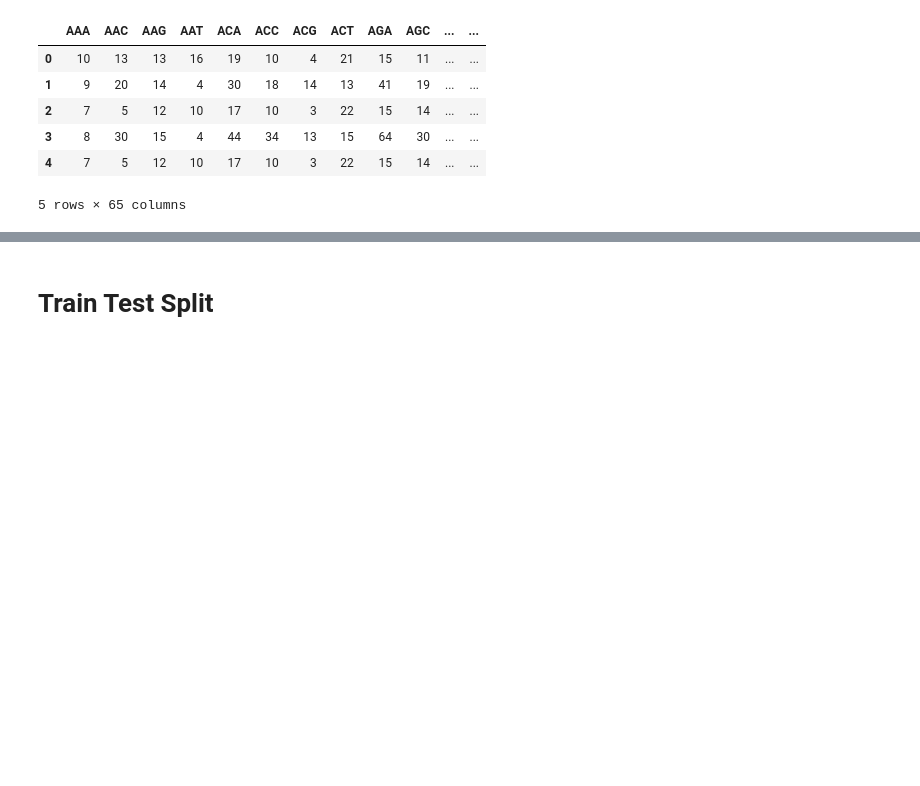
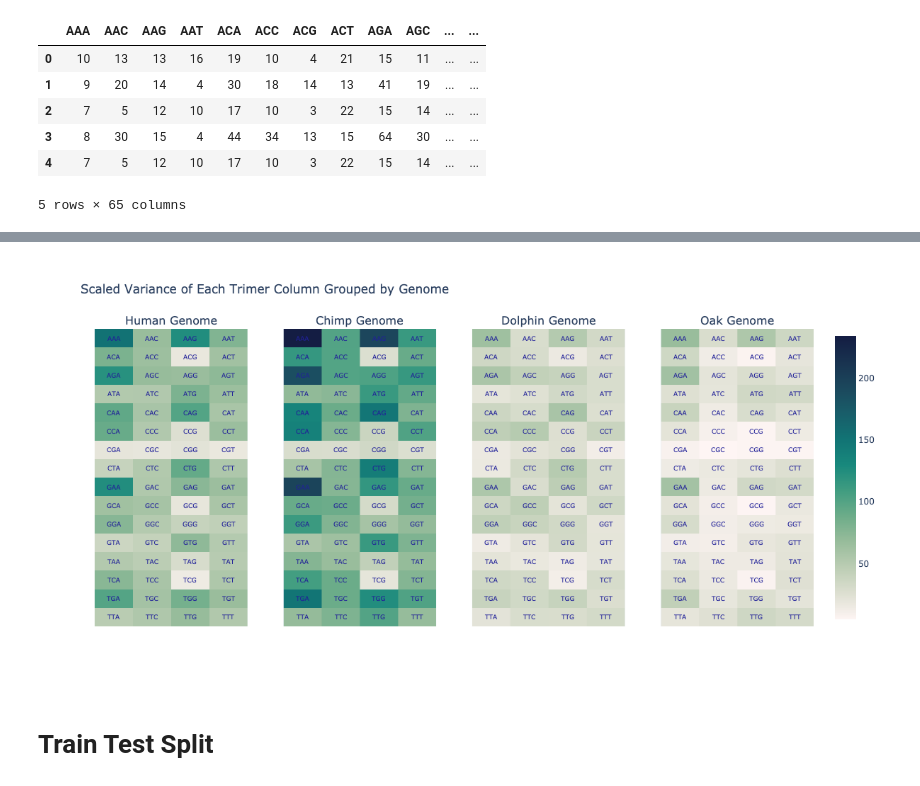
Before and after one commit to harryminds/DNA-Sequence-Classification, a Jupyter notebook: DNA Sequence Classification.ipynb, the cells around one changed output, grey strips where cells are left out. Cells and saved outputs as stored; diff of their text form; code cells hidden in the pictures; blank space fills up the shorter version.

```diff
--- a/DNA Sequence Classification.ipynb
+++ b/DNA Sequence Classification.ipynb
@@ -238,0 +325,3 @@ fig.show('png')
+# %%
+var_agg_df = kmer_matrix.groupby('target', sort=False).agg(['std'])
+var_agg_df
@@ -239,3 +337,36 @@ fig.show('png')
+# %%
+import plotly.graph_objs as go
+from plotly.subplots import make_subplots
+
+rows = 16
+cols = 4
+fig_cols = 4
+fig_rows = 1
+
+var_agg = var_agg_df
+var_agg_index = [f'{x.title()} Genome' for x in var_agg.index]
+kmer_index = np.array([x[0] for x in var_agg.columns]).reshape(rows, cols)
+var_agg = np.array(var_agg)
+
+fig = make_subplots(rows=fig_rows, cols=fig_cols, subplot_titles=var_agg_index)
+layout = {'title':'Scaled Variance of Each Trimer Column Grouped by Genome', 'width':1200, 'height':600}
+for row_index in range(fig_rows):
+    for col_index in range(fig_cols):
+        index = col_index + fig_rows*row_index
+        array = np.array(var_agg[index]).astype(float).reshape(rows, cols)
+        fig.add_trace(go.Heatmap(z=array, coloraxis='coloraxis'), row=row_index+1, col=col_index+1)
+        for k in range(rows):
+            for j in range(cols):
+                fig.add_annotation(text=np.array(kmer_index).reshape(rows, cols)[k][j],
+                                   x=j, y=k, showarrow=False, row=row_index+1, col=col_index+1, font=dict(size=9, color="#222299"))
+        layout[f'xaxis{index+1 if index > 0 else ""}'] = dict(visible=False)
+        layout[f'yaxis{index+1 if index > 0 else ""}'] = dict(autorange='reversed',visible=False)
+
+fig.update_layout(layout)
+fig.update_coloraxes(colorscale = 'tempo')
+fig.show('png')
+# %% [output]
+[figure, added]
 # %% [markdown]
 # Train Test Split
 # %% [markdown]
```
Also changed, not shown: parts of 21 cells of this notebook.
